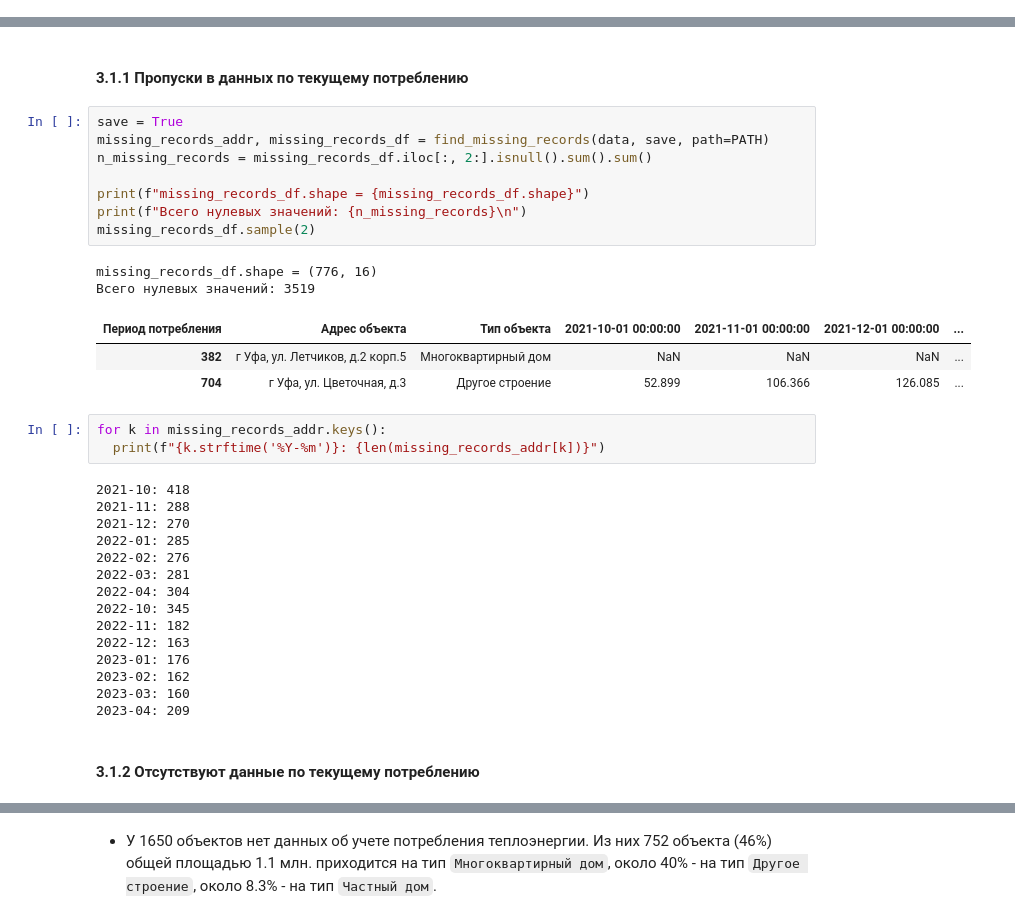
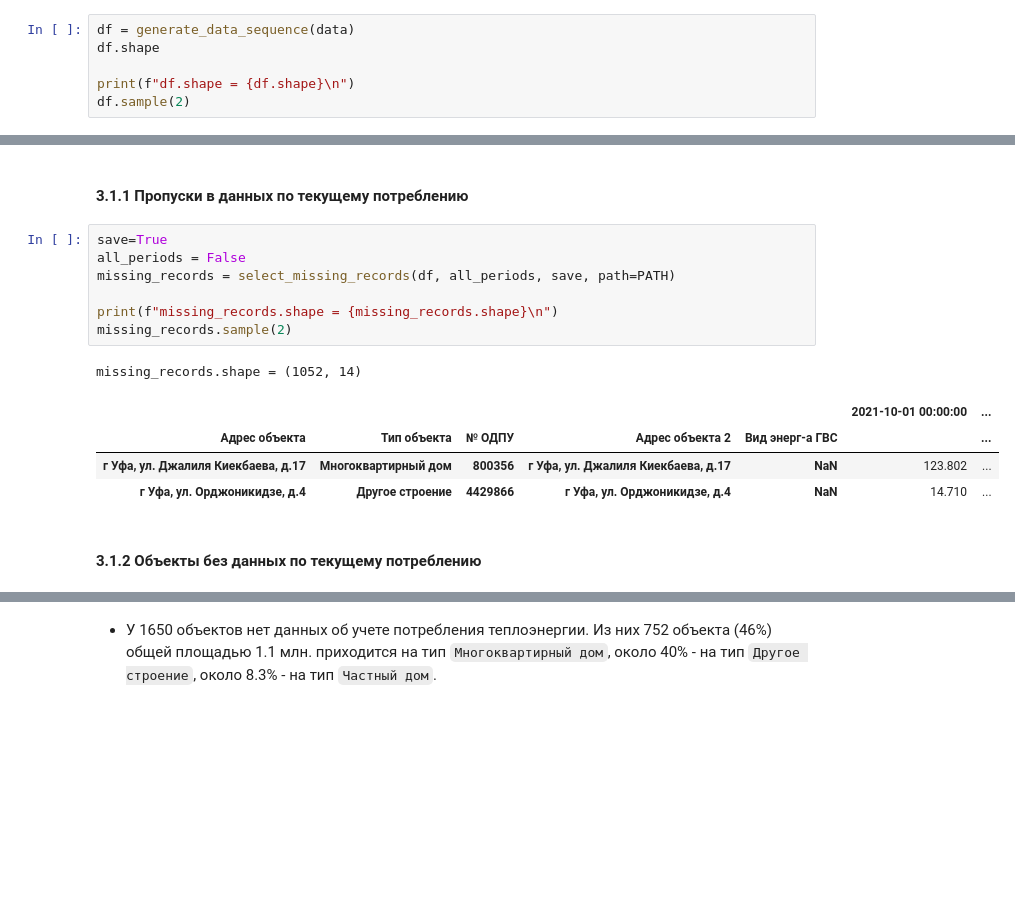
Before and after one commit to YaninaK/anomaly-detection, a Jupyter notebook: notebooks/02_Anomalies_1_2_4.ipynb, the cells around one changed output, grey strips where cells are left out. Cells and saved outputs as stored; diff of their text form; blank space fills up the shorter version.

```diff
--- a/notebooks/02_Anomalies_1_2_4.ipynb
+++ b/notebooks/02_Anomalies_1_2_4.ipynb
@@ -73,0 +79,6 @@ data, buildings = preprocess.fit_transform(data, buildings)
+# %%
+df = generate_data_sequence(data)
+df.shape
+
+print(f"df.shape = {df.shape}\n")
+df.sample(2)
@@ -78,38 +96,19 @@ data, buildings = preprocess.fit_transform(data, buildings)
 # %% [markdown]
 #### 3.1.1 Пропуски в данных по текущему потреблению
 # %%
-save = True
-missing_records_addr, missing_records_df = find_missing_records(data, save, path=PATH)
-n_missing_records = missing_records_df.iloc[:, 2:].isnull().sum().sum()
+save=True
+all_periods = False
+missing_records = select_missing_records(df, all_periods, save, path=PATH)
 
-print(f"missing_records_df.shape = {missing_records_df.shape}")
-print(f"Всего нулевых значений: {n_missing_records}\n")
-missing_records_df.sample(2)
+print(f"missing_records.shape = {missing_records.shape}\n")
+missing_records.sample(2)
 # %% [output]
-missing_records_df.shape = (776, 16)
-Всего нулевых значений: 3519
+missing_records.shape = (1052, 14)
-| Период потребления | Адрес объекта | Тип объекта | 2021-10-01 00:00:00 | 2021-11-01 00:00:00 | 2021-12-01 00:00:00 | ... |
-| 382 | г Уфа, ул. Летчиков, д.2 корп.5 | Многоквартирный дом | NaN | NaN | NaN | ... |
-| 704 | г Уфа, ул. Цветочная, д.3 | Другое строение | 52.899 | 106.366 | 126.085 | ... |
+|  |  |  |  |  | 2021-10-01 00:00:00 | ... |
+| Адрес объекта | Тип объекта | № ОДПУ | Адрес объекта 2 | Вид энерг-а ГВС |  | ... |
+| г Уфа, ул. Джалиля Киекбаева, д.17 | Многоквартирный дом | 800356 | г Уфа, ул. Джалиля Киекбаева, д.17 | NaN | 123.802 | ... |
+| г Уфа, ул. Орджоникидзе, д.4 | Другое строение | 4429866 | г Уфа, ул. Орджоникидзе, д.4 | NaN | 14.710 | ... |
-# %%
-for k in missing_records_addr.keys():
-  print(f"{k.strftime('%Y-%m')}: {len(missing_records_addr[k])}")
-# %% [output]
-2021-10: 418
-2021-11: 288
-2021-12: 270
-2022-01: 285
-2022-02: 276
-2022-03: 281
-2022-04: 304
-2022-10: 345
-2022-11: 182
-2022-12: 163
-2023-01: 176
-2023-02: 162
-2023-03: 160
-2023-04: 209
 # %% [markdown]
-#### 3.1.2 Отсутствуют данные по текущему потреблению
+#### 3.1.2 Объекты без данных по текущему потреблению
 # %%
 save = True
```
Also changed, not shown: parts of 16 cells of this notebook.
